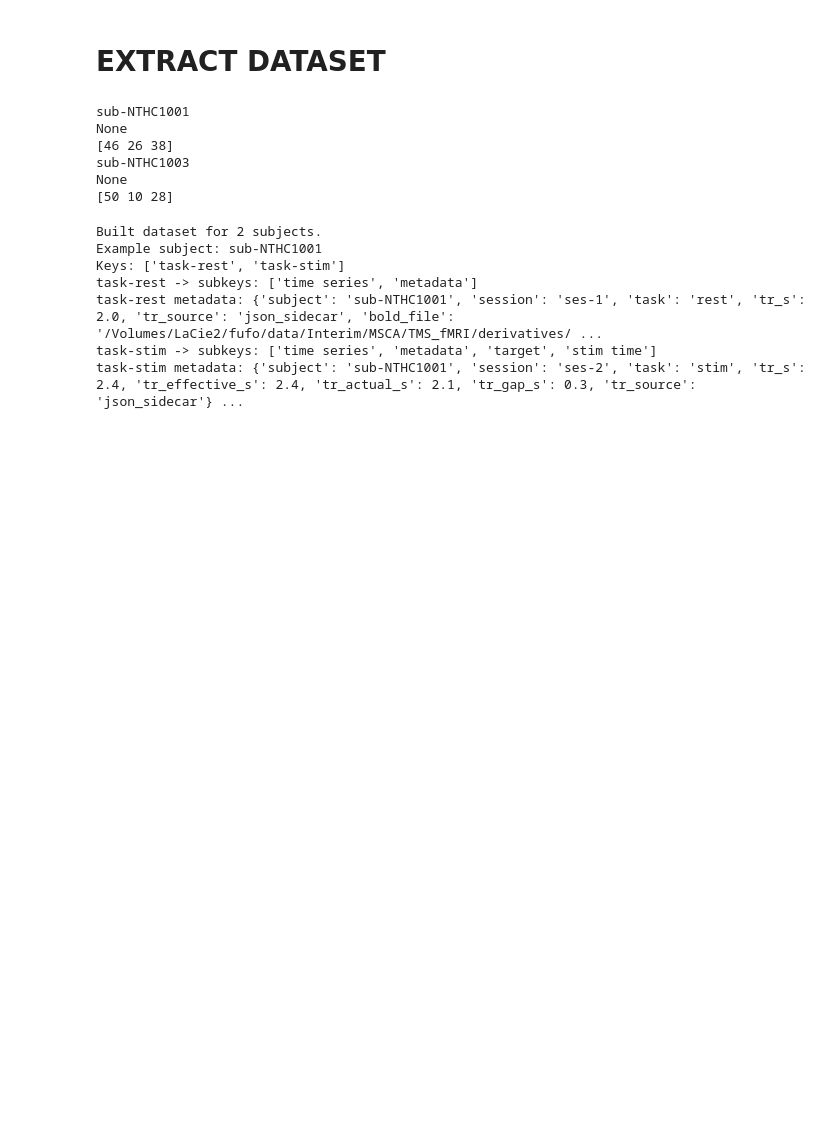
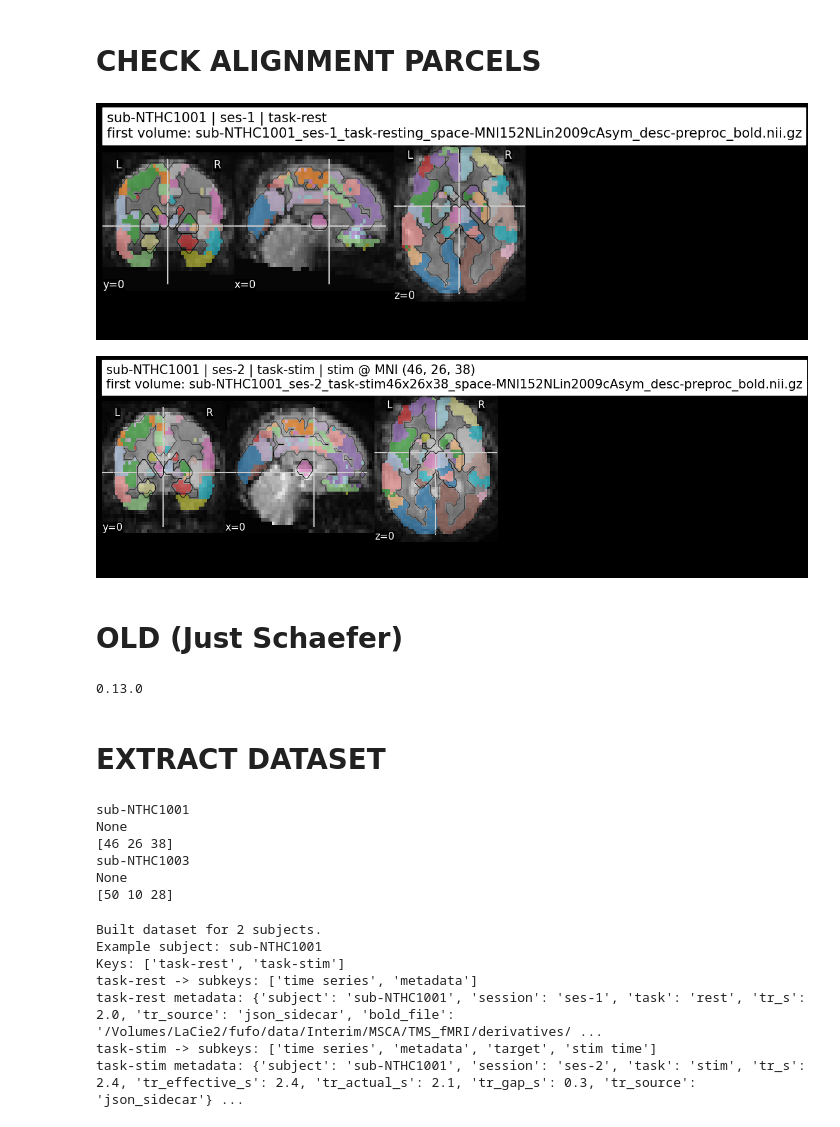
Before and after one commit to grabuffo/BrainStim_ANN_fMRI_HCP, a Jupyter notebook: notebooks/Process_TMS_fMRI_data.ipynb, the cells around one changed output. Cells and saved outputs as stored; diff of their text form; code cells hidden in the pictures; blank space fills up the shorter version.

```diff
--- a/notebooks/Process_TMS_fMRI_data.ipynb
+++ b/notebooks/Process_TMS_fMRI_data.ipynb
@@ -2,0 +362,2 @@
+# %% [markdown]
+# CHECK ALIGNMENT PARCELS
@@ -3,3 +464,14 @@
+# %%
+# =========================
+# EXAMPLES
+# =========================
+plot_alignment_auto(subjects_all[0], task="task-rest", cut_coords=(0,0,0))
+plot_alignment_auto(subjects_all[0], task="task-stim", cut_coords=(0,0,0))
+# %% [output]
+[figure, added]
+[figure, added]
+# %% [markdown]
+# OLD (Just Schaefer)
 # %%
 # --- One-cell notebook: extract Schaefer-400 parcel time series + build nested dict with metadata ---
 
@@ -51,3 +509,20 @@ atlas.keys()
+# %%
+import nilearn
+print(nilearn.__version__)
+
+# =========================
+# LOAD ATLAS INFO
+# =========================
+
+from nilearn.datasets import fetch_atlas_schaefer_2018
+
+atlas = fetch_atlas_schaefer_2018(
+    n_rois=400,
+    yeo_networks=7,
+    resolution_mm=2
+)
+# %% [output]
+0.13.0
 # %%
 # TR metadata from the dataset paper:
 # - Resting state: TR = 2000 ms
```
Also changed, not shown: parts of 12 cells of this notebook.
